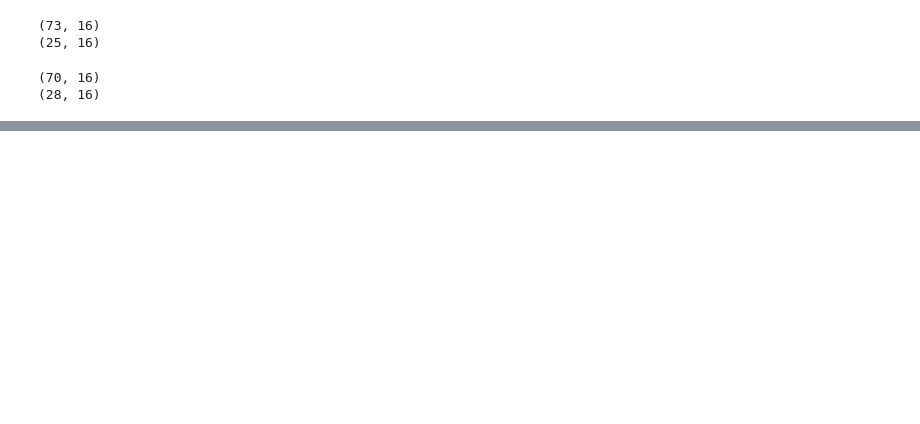
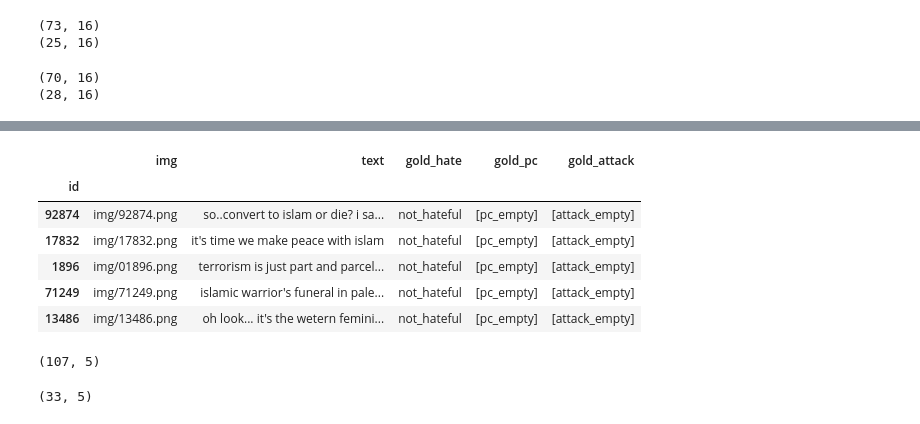
Before and after one commit to Social-AI-Studio/Explaining-Multimodal-Hateful-Meme-Detection-Models, a Jupyter notebook: notebook/data-annotation.ipynb, the cells around one changed output, grey strips where cells are left out. Drawn from its saved outputs; the diff is of its cells as text; code cells hidden in the pictures; blank space fills up the shorter version.

```diff
--- a/notebook/data-annotation.ipynb
+++ b/notebook/data-annotation.ipynb
@@ -1271,0 +1384,18 @@ unlabel_df
+# %%
+train_labels_df[(train_labels_df['text'].apply(lambda x: 'islam' in x)) & (train_labels_df['gold_hate'] == 'not_hateful')].head()
+# %% [output]
+|  | img | text | gold_hate | gold_pc | gold_attack |
+| id |  |  |  |  |  |
+| 92874 | img/92874.png | so..convert to islam or die? i sa... | not_hateful | [pc_empty] | [attack_empty] |
+| 17832 | img/17832.png | it's time we make peace with islam | not_hateful | [pc_empty] | [attack_empty] |
+| 1896 | img/01896.png | terrorism is just part and parcel... | not_hateful | [pc_empty] | [attack_empty] |
+| 71249 | img/71249.png | islamic warrior's funeral in pale... | not_hateful | [pc_empty] | [attack_empty] |
+| 13486 | img/13486.png | oh look... it's the wetern femini... | not_hateful | [pc_empty] | [attack_empty] |
+# %%
+train_labels_df[(train_labels_df['text'].apply(lambda x: 'islam' in x)) & (train_labels_df['gold_hate'] == 'hateful')].shape
+# %% [output]
+(107, 5)
+# %%
+train_labels_df[(train_labels_df['text'].apply(lambda x: 'islam' in x)) & (train_labels_df['gold_hate'] == 'not_hateful')].shape
+# %% [output]
+(33, 5)
```
Also changed, not shown: parts of 18 cells of this notebook.
